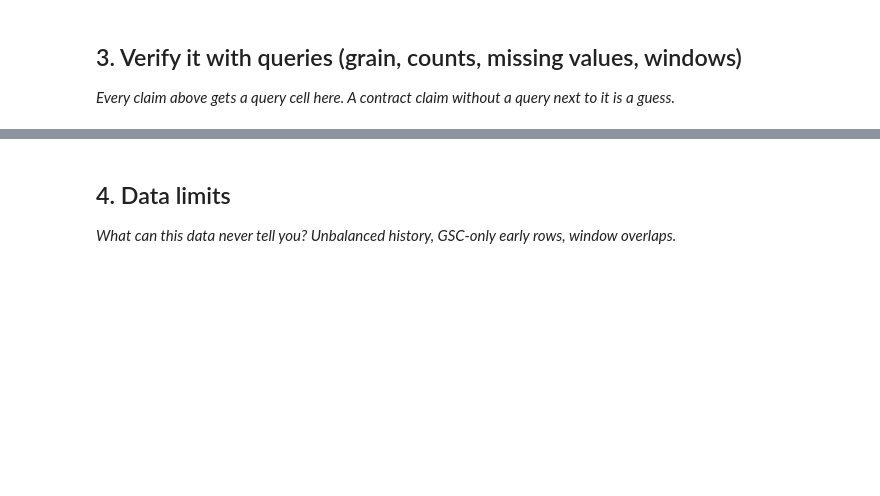
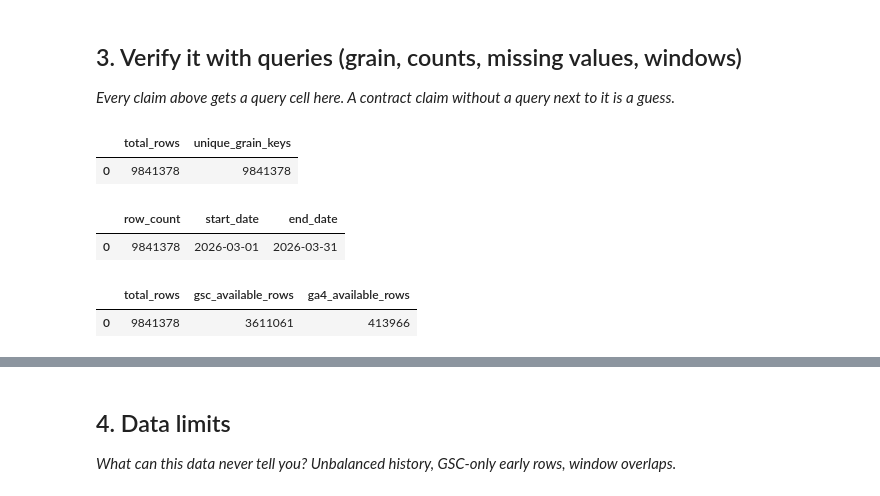
Before and after one commit to khadijaMajeed16/flyrank-machine-learning, a Jupyter notebook: work/notebooks/w03_data_contract.ipynb, the cells around one changed output, grey strips where cells are left out. Saved outputs shown, nothing was run; the diff lists cells and outputs as text; code cells hidden in the pictures; blank space fills up the shorter version.

```diff
--- a/work/notebooks/w03_data_contract.ipynb
+++ b/work/notebooks/w03_data_contract.ipynb
@@ -65,3 +242,35 @@ print(files)
 ## 3. Verify it with queries (grain, counts, missing values, windows)
 
 *Every claim above gets a query cell here. A contract claim without a query next to it is a guess.*
+# %%
+con.sql("""
+SELECT
+    COUNT(*) AS total_rows,
+    COUNT(DISTINCT report_date || '|' || client_hash_id || '|' || content_hash_id) AS unique_grain_keys
+FROM read_parquet('/content/march_2026.parquet')
+""").df()
+# %% [output]
+|  | total_rows | unique_grain_keys |
+| 0 | 9841378 | 9841378 |
+# %%
+con.sql("""
+SELECT
+    COUNT(*) AS row_count,
+    MIN(report_date) AS start_date,
+    MAX(report_date) AS end_date
+FROM read_parquet('/content/march_2026.parquet')
+""").df()
+# %% [output]
+|  | row_count | start_date | end_date |
+| 0 | 9841378 | 2026-03-01 | 2026-03-31 |
+# %%
+con.sql("""
+SELECT
+    COUNT(*) AS total_rows,
+    COUNT(*) FILTER (WHERE gsc_data_available IS TRUE) AS gsc_available_rows,
+    COUNT(*) FILTER (WHERE ga4_data_available IS TRUE) AS ga4_available_rows
+FROM read_parquet('/content/march_2026.parquet')
+""").df()
+# %% [output]
+|  | total_rows | gsc_available_rows | ga4_available_rows |
+| 0 | 9841378 | 3611061 | 413966 |
```
Also changed, not shown: parts of 19 cells of this notebook.
